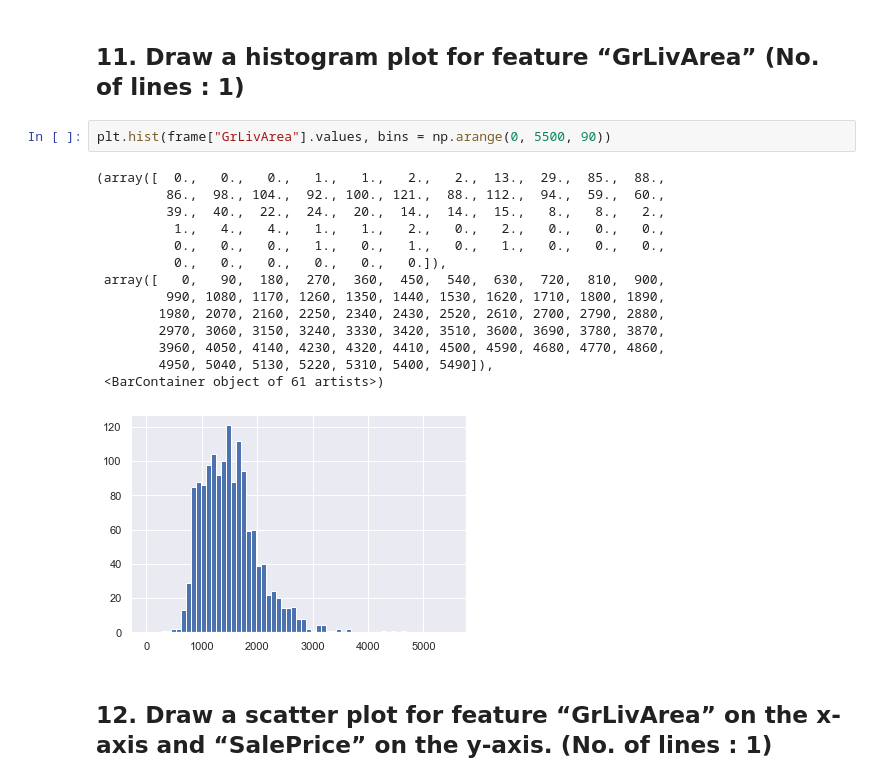
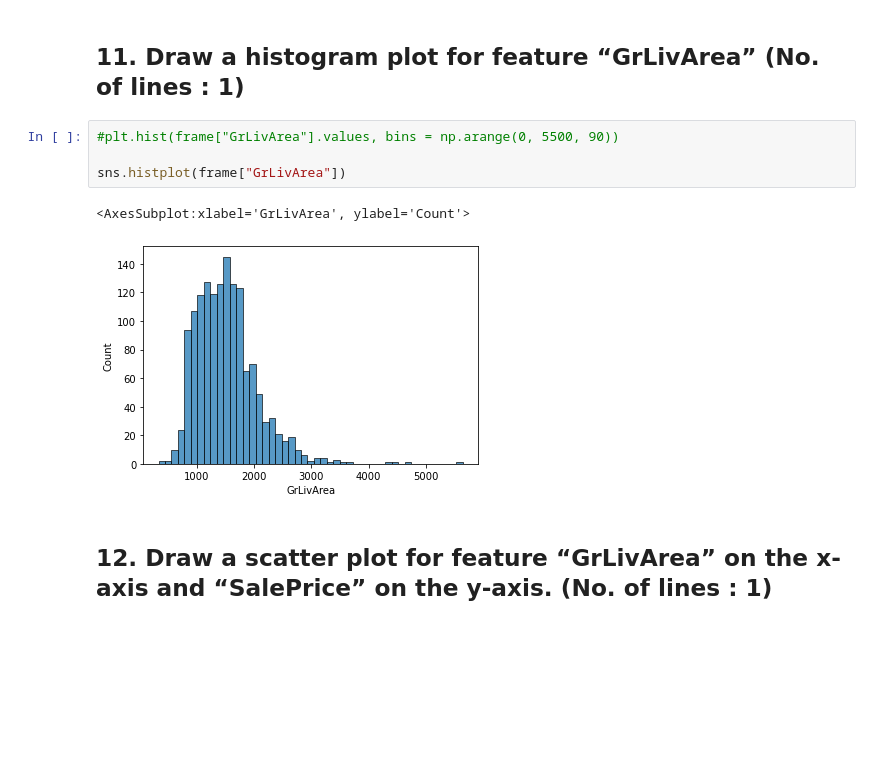
Before and after one commit to thienlongtran/university-files, a Jupyter notebook: Python for DS & AI/Homework 2/2575712.ipynb, the cells around one changed output. Drawn from its saved outputs; the diff is of its cells as text; blank space fills up the shorter version.

```diff
--- a/Python for DS & AI/Homework 2/2575712.ipynb
+++ b/Python for DS & AI/Homework 2/2575712.ipynb
@@ -207,21 +217,11 @@ Index(['MSZoning', 'Street', 'Alley', 'LotShape', 'LandContour', 'Utilities',
 # %% [markdown]
 ## 11.	Draw a histogram plot for feature “GrLivArea”   (No. of lines : 1)
 # %%
-plt.hist(frame["GrLivArea"].values, bins = np.arange(0, 5500, 90))
+#plt.hist(frame["GrLivArea"].values, bins = np.arange(0, 5500, 90))
+
+sns.histplot(frame["GrLivArea"])
 # %% [output]
-(array([  0.,   0.,   0.,   1.,   1.,   2.,   2.,  13.,  29.,  85.,  88.,
-         86.,  98., 104.,  92., 100., 121.,  88., 112.,  94.,  59.,  60.,
-         39.,  40.,  22.,  24.,  20.,  14.,  14.,  15.,   8.,   8.,   2.,
-          1.,   4.,   4.,   1.,   1.,   2.,   0.,   2.,   0.,   0.,   0.,
-          0.,   0.,   0.,   1.,   0.,   1.,   0.,   1.,   0.,   0.,   0.,
-          0.,   0.,   0.,   0.,   0.,   0.]),
- array([   0,   90,  180,  270,  360,  450,  540,  630,  720,  810,  900,
-         990, 1080, 1170, 1260, 1350, 1440, 1530, 1620, 1710, 1800, 1890,
-        1980, 2070, 2160, 2250, 2340, 2430, 2520, 2610, 2700, 2790, 2880,
-        2970, 3060, 3150, 3240, 3330, 3420, 3510, 3600, 3690, 3780, 3870,
-        3960, 4050, 4140, 4230, 4320, 4410, 4500, 4590, 4680, 4770, 4860,
-        4950, 5040, 5130, 5220, 5310, 5400, 5490]),
- <BarContainer object of 61 artists>)
+<AxesSubplot:xlabel='GrLivArea', ylabel='Count'>
-[figure, old version]
+[figure, new version]
 # %% [markdown]
 ## 12.	Draw a scatter plot for feature “GrLivArea” on the x-axis and “SalePrice” on the y-axis. (No. of lines : 1)
```
Also changed, not shown: parts of 11 cells of this notebook.
